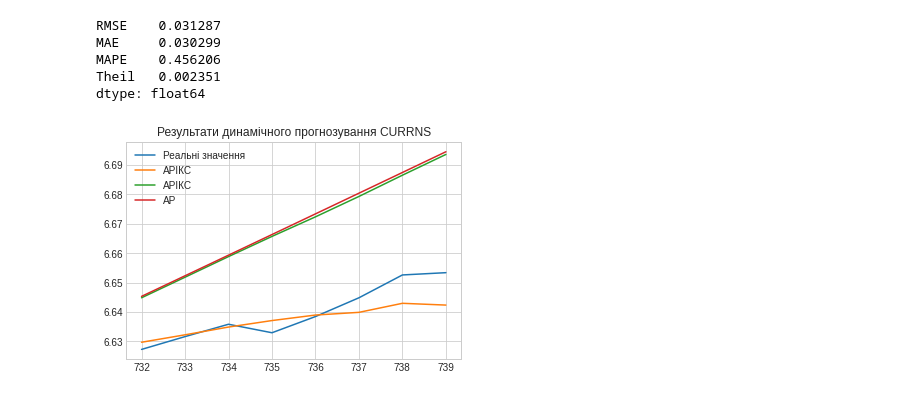
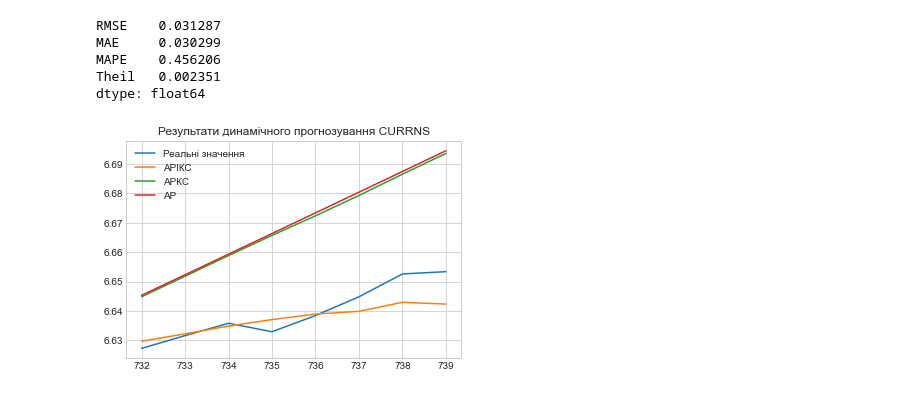
Before and after one commit to andrii0yerko/timeseries_iasa, a Jupyter notebook: lab4.ipynb, the cells around one changed output. Cells and saved outputs as stored; diff of their text form; code cells hidden in the pictures.

```diff
--- a/lab4.ipynb
+++ b/lab4.ipynb
@@ -945,9 +945,9 @@ dtype: float64
 # %%
 plt.title('Результати динамічного прогнозування CURRNS')
 CURRNS_test_log.plot(label='Реальні значення')
 pred_arima.plot(label='АРІКС')
-pred_arma.plot(label='АРІКС')
+pred_arma.plot(label='АРКС')
 pred_ar.plot(label='АР')
 plt.legend();
 # %% [output]
-[figure, old version]
+[figure, new version]
```
Also changed, not shown: parts of 15 cells of this notebook.
